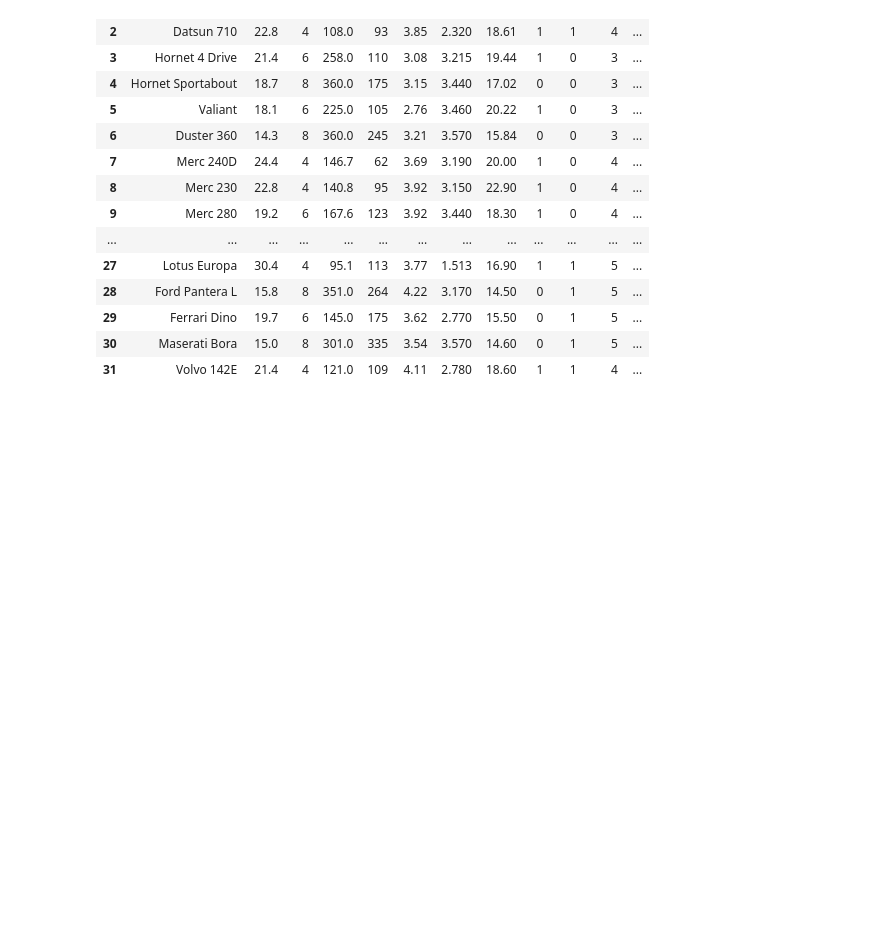
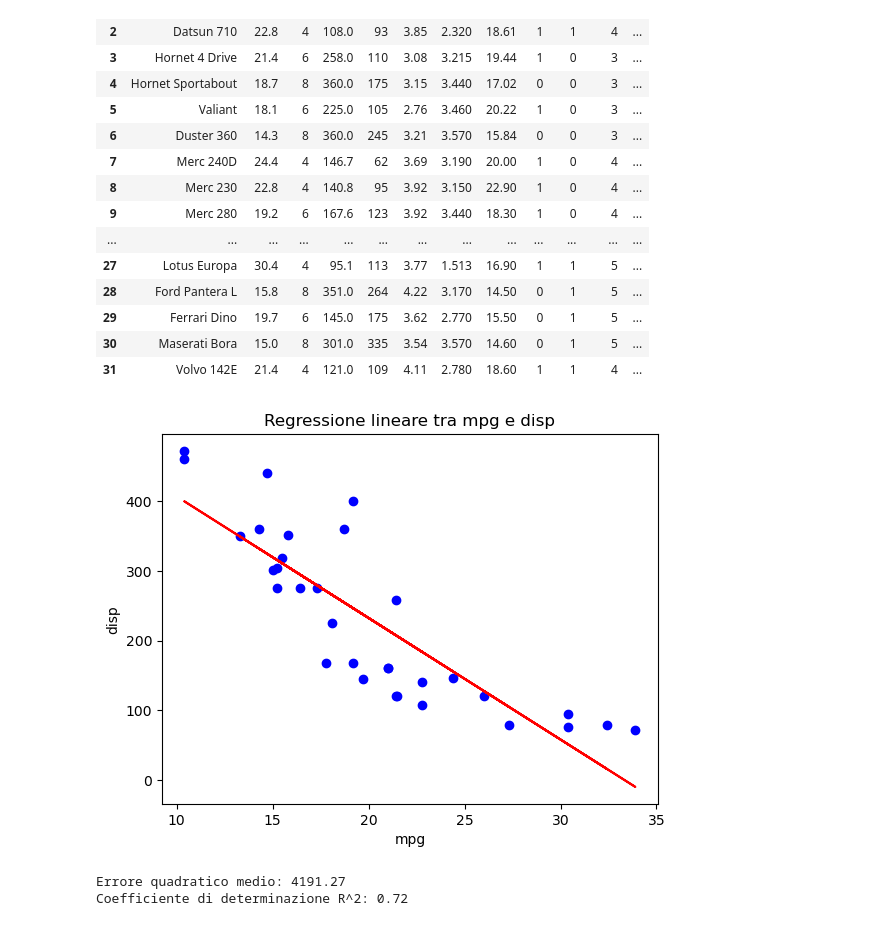
Before and after one commit to JKLgia/ProgrammingLab_II, a Jupyter notebook: Esercizi_Laboratorio/06_Lezione/6_Esercizi_lez_6.ipynb, the cells around one changed output. Drawn from its saved outputs; the diff is of its cells as text; code cells hidden in the pictures; blank space fills up the shorter version.

```diff
--- a/Esercizi_Laboratorio/06_Lezione/6_Esercizi_lez_6.ipynb
+++ b/Esercizi_Laboratorio/06_Lezione/6_Esercizi_lez_6.ipynb
@@ -156,3 +194,43 @@ df
 | 29 | Ferrari Dino | 19.7 | 6 | 145.0 | 175 | 3.62 | 2.770 | 15.50 | 0 | 1 | 5 | ... |
 | 30 | Maserati Bora | 15.0 | 8 | 301.0 | 335 | 3.54 | 3.570 | 14.60 | 0 | 1 | 5 | ... |
 | 31 | Volvo 142E | 21.4 | 4 | 121.0 | 109 | 4.11 | 2.780 | 18.60 | 1 | 1 | 4 | ... |
+# %%
+from sklearn.linear_model import LinearRegression
+from sklearn.metrics import mean_squared_error, r2_score
+
+#Preparo i dati per il fitting
+# Seleziono le colonne di interesse
+df['mpg'] = pd.to_numeric(df['mpg'], errors = 'coerce')
+df['disp'] = pd.to_numeric(df['disp'], errors = 'coerce')   # Convert 'mpg' to float
+
+x = df[['mpg']]  # Miles per gallon
+y = df['disp']   # Cylindrate of motor in cubic inches
+
+#Si vuole fare una regressione lineare per stimare la cilindrata in funzione dei mpg
+#Creo il modello di regressione lineare
+model = LinearRegression()
+
+#Allenare il modello sui dati
+model.fit(x,y)
+
+#Fare delle previsioni col modello allenato
+y_pred = model.predict(x)
+
+#Visualizzo i dati e la retta di regressione
+plt.scatter(x, y, color='blue', label='Dati originali')
+plt.plot(x, y_pred, color='red', label='Retta di regressione')
+plt.xlabel('mpg')
+plt.ylabel('disp')
+plt.title('Regressione lineare tra mpg e disp')
+plt.show()
+
+mse = mean_squared_error(y, y_pred) #Calcolo l'errore quadratico medio
+r2 = r2_score(y, y_pred) #Calcolo il coefficiente di determinazione R^2
+
+#Stampo a video i risultati di valutazione del modello
+print(f"Errore quadratico medio: {mse:.2f}")
+print(f"Coefficiente di determinazione R^2: {r2:.2f}")
+# %% [output]
+[figure, added]
+Errore quadratico medio: 4191.27
+Coefficiente di determinazione R^2: 0.72
```
Also changed, not shown: parts of 2 cells of this notebook.
